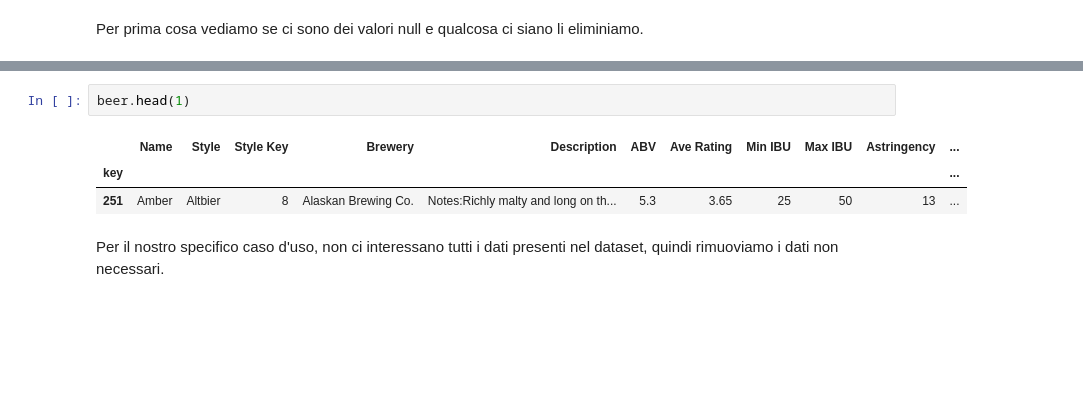
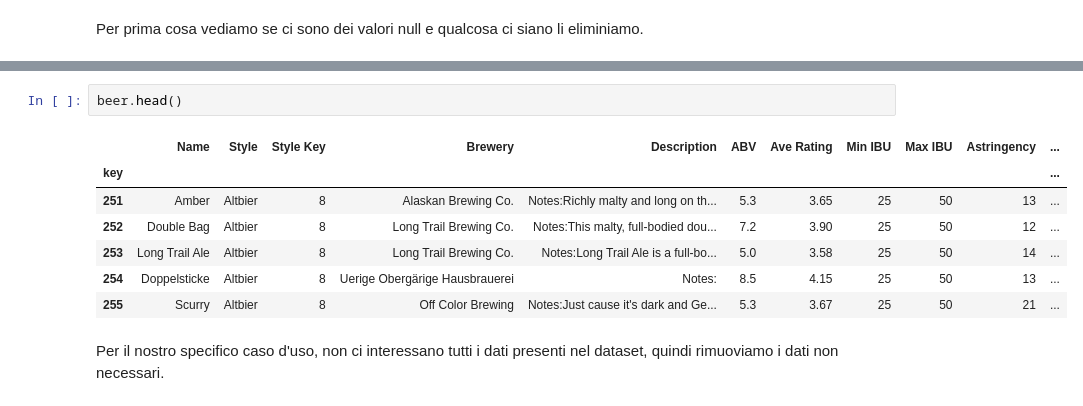
Before and after one commit to ThePaglia/Beer-Recommendator, a Jupyter notebook: BeerWizard.ipynb, the cells around one changed output, grey strips where cells are left out. Saved outputs shown, nothing was run; the diff lists cells and outputs as text; blank space fills up the shorter version.

```diff
--- a/BeerWizard.ipynb
+++ b/BeerWizard.ipynb
@@ -96,11 +96,15 @@ Spices         0
 Malty          0
 dtype: int64
 # %%
-beer.head(1)
+beer.head()
 # %% [output]
 |  | Name | Style | Style Key | Brewery | Description | ABV | Ave Rating | Min IBU | Max IBU | Astringency | ... |
 | key |  |  |  |  |  |  |  |  |  |  | ... |
 | 251 | Amber | Altbier | 8 | Alaskan Brewing Co. | Notes:Richly malty and long on th... | 5.3 | 3.65 | 25 | 50 | 13 | ... |
+| 252 | Double Bag | Altbier | 8 | Long Trail Brewing Co. | Notes:This malty, full-bodied dou... | 7.2 | 3.90 | 25 | 50 | 12 | ... |
+| 253 | Long Trail Ale | Altbier | 8 | Long Trail Brewing Co. | Notes:Long Trail Ale is a full-bo... | 5.0 | 3.58 | 25 | 50 | 14 | ... |
+| 254 | Doppelsticke | Altbier | 8 | Uerige Obergärige Hausbrauerei | Notes: | 8.5 | 4.15 | 25 | 50 | 13 | ... |
+| 255 | Scurry | Altbier | 8 | Off Color Brewing | Notes:Just cause it's dark and Ge... | 5.3 | 3.67 | 25 | 50 | 21 | ... |
 # %% [markdown]
 Per il nostro specifico caso d'uso, non ci interessano tutti i dati presenti nel dataset, quindi rimuoviamo i dati non necessari.
 # %%
```
Also changed, not shown: parts of 14 cells of this notebook, 1 other file.
